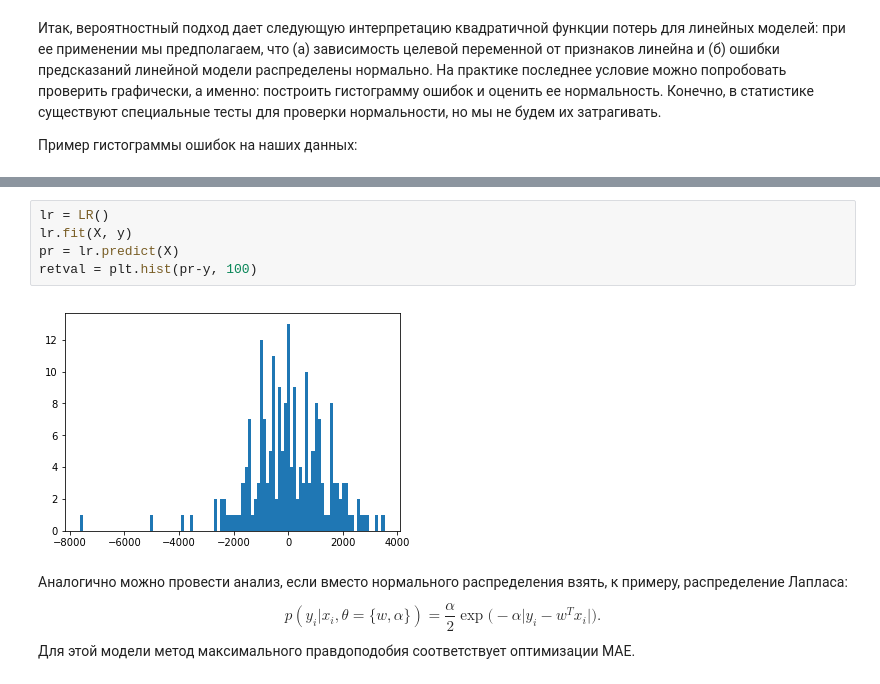
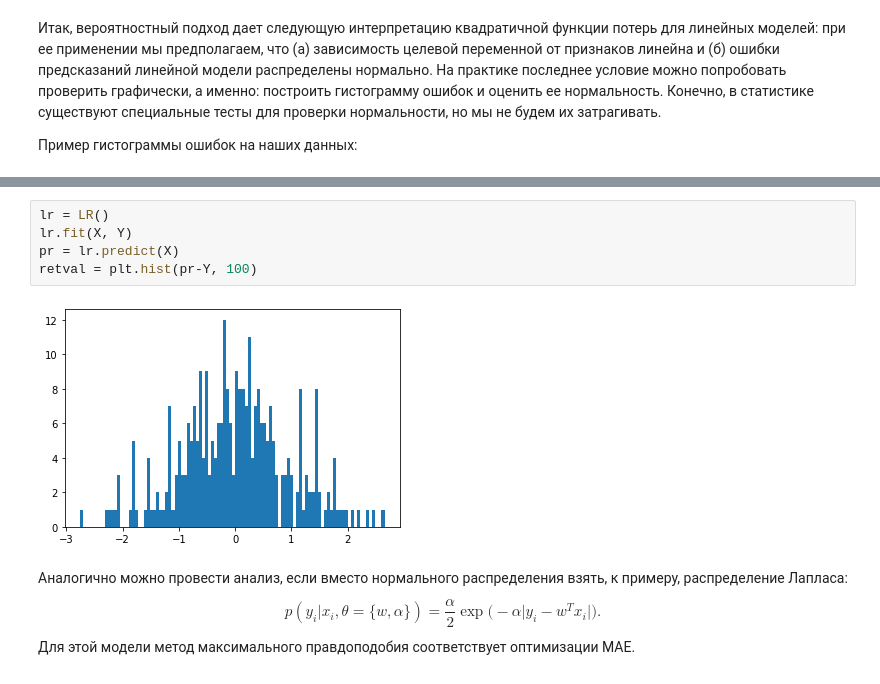
Before and after one commit to Lamantin12/Course-DL-MIPT, a Jupyter notebook: ML mipt/02 LinReg/CW/week02_extra_data_preprocessing_example_full.ipynb, the cells around one changed output, grey strips where cells are left out. Cells and saved outputs as stored; diff of their text form.

```diff
--- a/ML mipt/02 LinReg/CW/week02_extra_data_preprocessing_example_full.ipynb
+++ b/ML mipt/02 LinReg/CW/week02_extra_data_preprocessing_example_full.ipynb
@@ -569,10 +598,10 @@ $$ \sum_i (y_i - w^T x_i)^2 \rightarrow \min_w $$
 # %%
 lr = LR()
-lr.fit(X, y)
+lr.fit(X, Y)
 pr = lr.predict(X)
-retval = plt.hist(pr-y, 100)
+retval = plt.hist(pr-Y, 100)
 # %% [output]
-[figure, old version]
+[figure, new version]
 # %% [markdown]
 Аналогично можно провести анализ, если вместо нормального распределения взять, к примеру, распределение Лапласа:
 $$p(y_i|x_i, \theta=\{w, \alpha\}) = \frac \alpha 2 \exp \bigl( -\alpha \bigl|y_i - w^Tx_i\bigr| \bigr).$$
```
Also changed, not shown: parts of 23 cells of this notebook, 4 other files.
